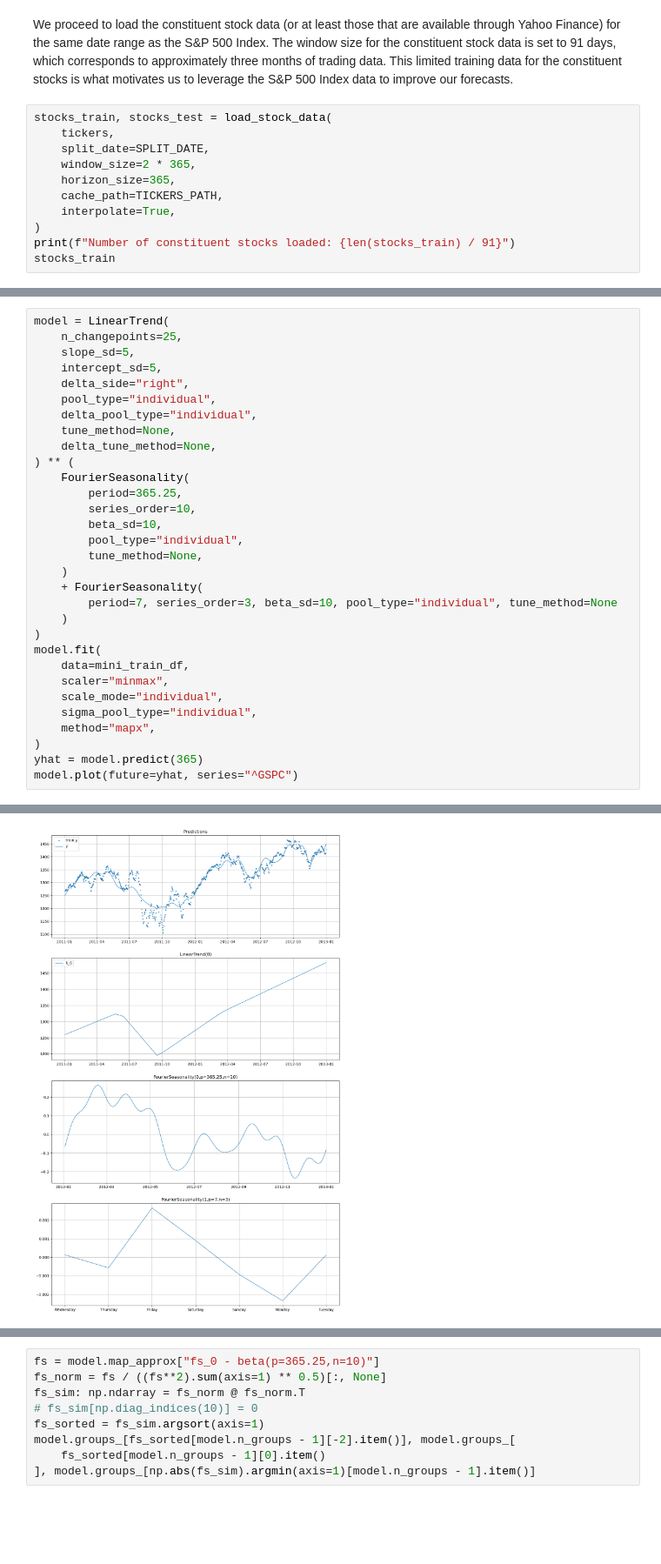
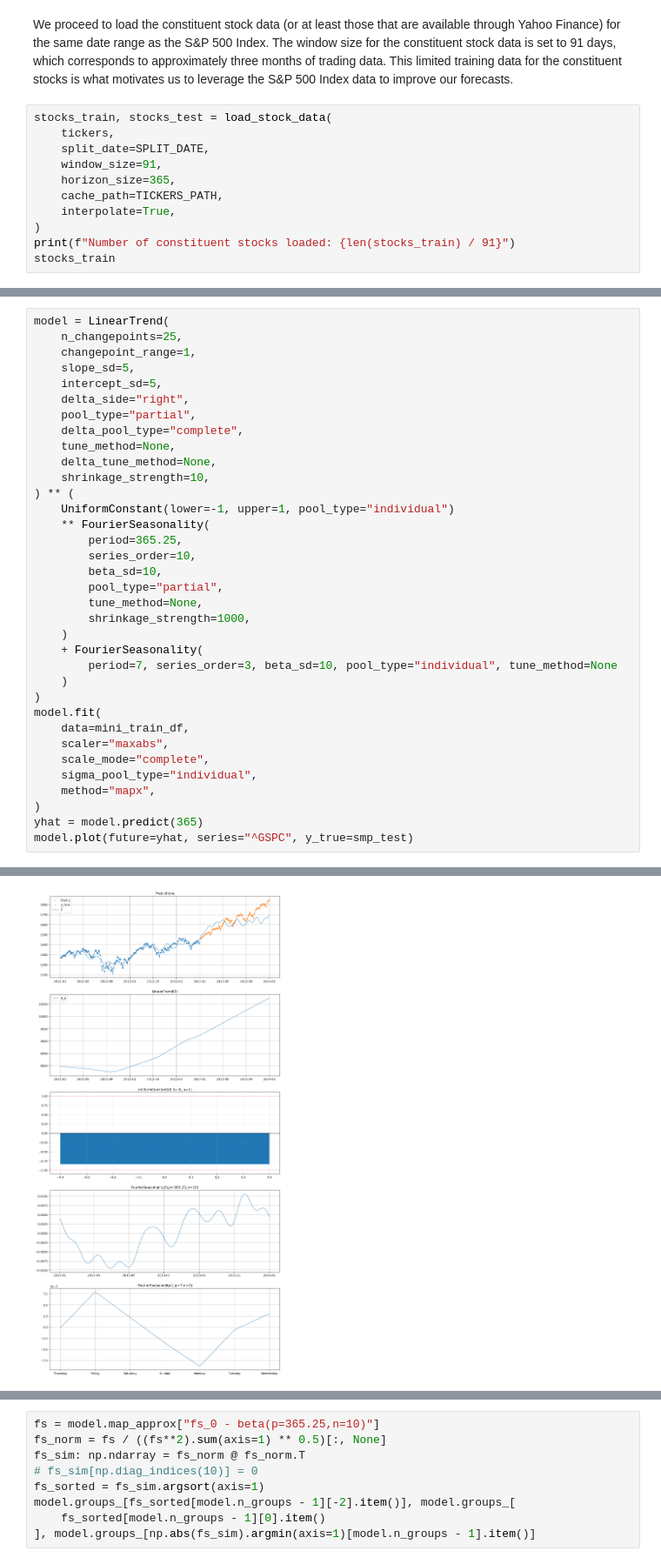
Before and after one commit to jovan-krajevski/vangja, a Jupyter notebook: docs/source/notebooks/02_case_stydy_stocks.ipynb, the cells around one changed output, grey strips where cells are left out. Shown at 87% size. Drawn from its saved outputs; the diff is of its cells as text; blank space fills up the shorter version.

```diff
--- a/docs/source/notebooks/02_case_stydy_stocks.ipynb
+++ b/docs/source/notebooks/02_case_stydy_stocks.ipynb
@@ -94,7 +87,7 @@ We proceed to load the constituent stock data (or at least those that are availa
 stocks_train, stocks_test = load_stock_data(
     tickers,
     split_date=SPLIT_DATE,
-    window_size=2 * 365,
+    window_size=91,
     horizon_size=365,
     cache_path=TICKERS_PATH,
     interpolate=True,
@@ -163,35 +201,39 @@ Length: 37, dtype: str
 # %%
 model = LinearTrend(
     n_changepoints=25,
+    changepoint_range=1,
     slope_sd=5,
     intercept_sd=5,
     delta_side="right",
-    pool_type="individual",
-    delta_pool_type="individual",
+    pool_type="partial",
+    delta_pool_type="complete",
     tune_method=None,
     delta_tune_method=None,
+    shrinkage_strength=10,
 ) ** (
-    FourierSeasonality(
+    UniformConstant(lower=-1, upper=1, pool_type="individual")
+    ** FourierSeasonality(
         period=365.25,
         series_order=10,
         beta_sd=10,
-        pool_type="individual",
+        pool_type="partial",
         tune_method=None,
+        shrinkage_strength=1000,
     )
     + FourierSeasonality(
         period=7, series_order=3, beta_sd=10, pool_type="individual", tune_method=None
     )
 )
 model.fit(
     data=mini_train_df,
-    scaler="minmax",
-    scale_mode="individual",
+    scaler="maxabs",
+    scale_mode="complete",
     sigma_pool_type="individual",
     method="mapx",
 )
 yhat = model.predict(365)
-model.plot(future=yhat, series="^GSPC")
+model.plot(future=yhat, series="^GSPC", y_true=smp_test)
 # %% [output]
 [interactive output not drawn]
 [interactive output not drawn]
-[figure, old version]
+[figure, new version]
```
Also changed, not shown: parts of 13 cells of this notebook.
